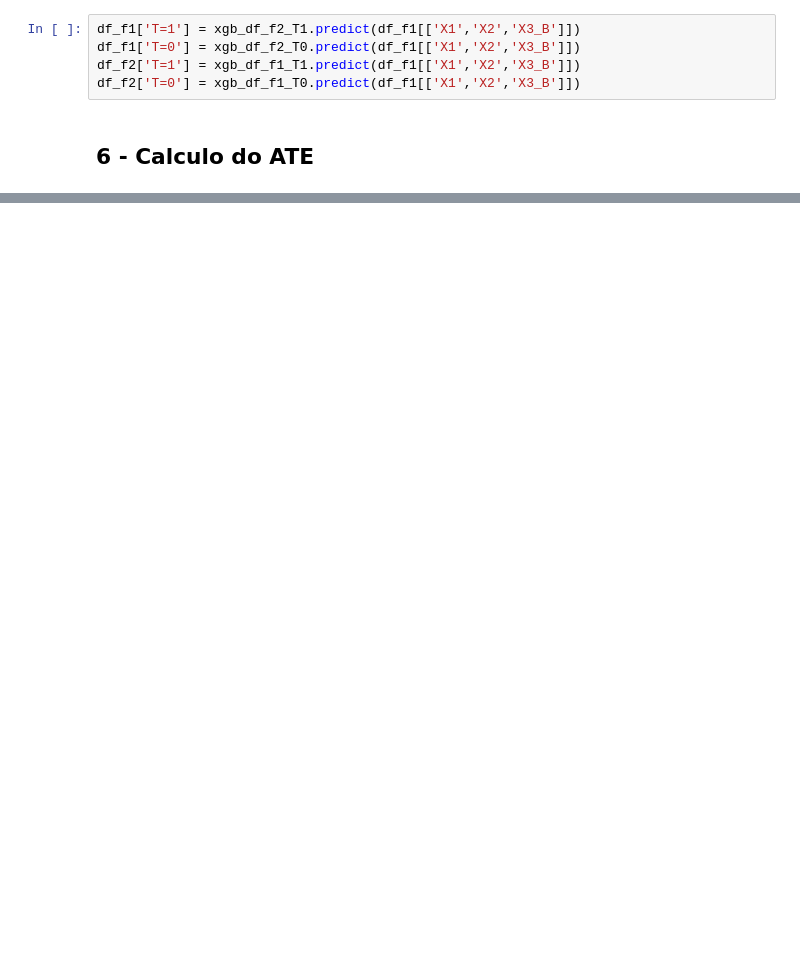
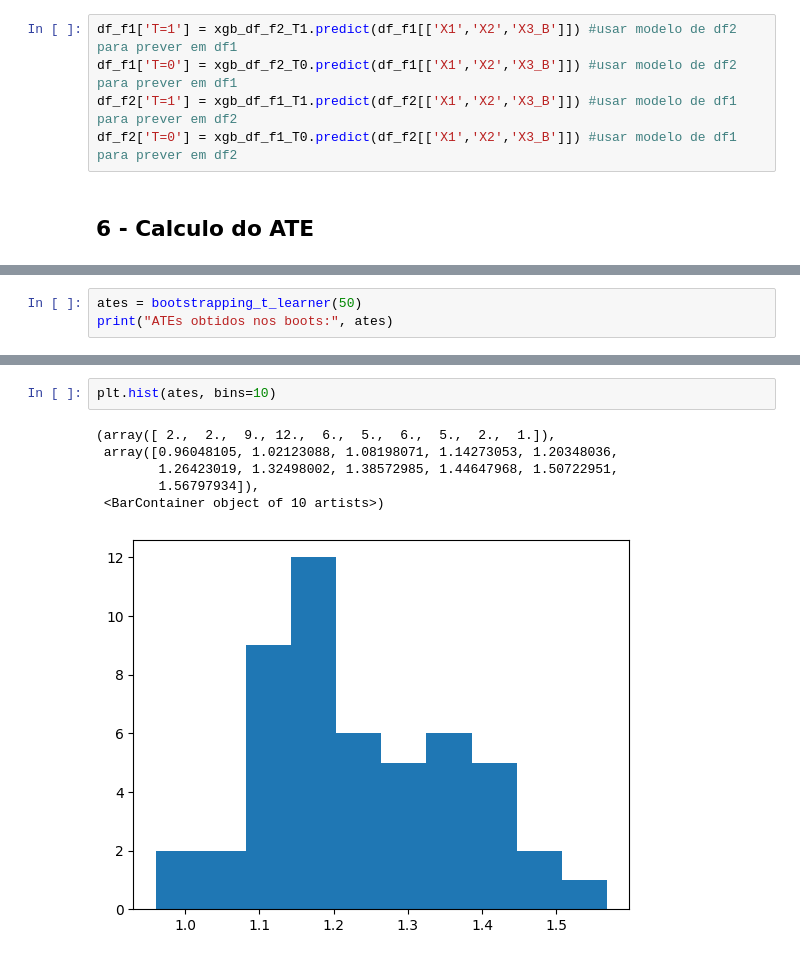
Before and after one commit to GCabral95/Causality, a Jupyter notebook: T-Learner.ipynb, the cells around one changed output, grey strips where cells are left out. Cells and saved outputs as stored; diff of their text form; blank space fills up the shorter version.

```diff
--- a/T-Learner.ipynb
+++ b/T-Learner.ipynb
@@ -432,10 +434,10 @@ print(r2_score(df_f2_T0_Y_test, xgb_df_f2_T0.predict(df_f2_T0_X_test))) #
 # %% [markdown]
 ## 5.6 - Predição de T = 0 e T = 1 em ambas bases
 # %%
-df_f1['T=1'] = xgb_df_f2_T1.predict(df_f1[['X1','X2','X3_B']])
-df_f1['T=0'] = xgb_df_f2_T0.predict(df_f1[['X1','X2','X3_B']])
-df_f2['T=1'] = xgb_df_f1_T1.predict(df_f1[['X1','X2','X3_B']])
-df_f2['T=0'] = xgb_df_f1_T0.predict(df_f1[['X1','X2','X3_B']])
+df_f1['T=1'] = xgb_df_f2_T1.predict(df_f1[['X1','X2','X3_B']]) #usar modelo de df2 para prever em df1
+df_f1['T=0'] = xgb_df_f2_T0.predict(df_f1[['X1','X2','X3_B']]) #usar modelo de df2 para prever em df1
+df_f2['T=1'] = xgb_df_f1_T1.predict(df_f2[['X1','X2','X3_B']]) #usar modelo de df1 para prever em df2
+df_f2['T=0'] = xgb_df_f1_T0.predict(df_f2[['X1','X2','X3_B']]) #usar modelo de df1 para prever em df2
 # %% [markdown]
 ## 6 - Calculo do ATE
 # %%
@@ -447,0 +541,3 @@ print(ATE_FINAL)
+# %%
+ates = bootstrapping_t_learner(50)
+print("ATEs obtidos nos boots:", ates)
@@ -447,0 +562,9 @@ print(ATE_FINAL)
+# %%
+plt.hist(ates, bins=10)
+# %% [output]
+(array([ 2.,  2.,  9., 12.,  6.,  5.,  6.,  5.,  2.,  1.]),
+ array([0.96048105, 1.02123088, 1.08198071, 1.14273053, 1.20348036,
+        1.26423019, 1.32498002, 1.38572985, 1.44647968, 1.50722951,
+        1.56797934]),
+ <BarContainer object of 10 artists>)
+[figure, added]
```
Also changed, not shown: parts of 10 cells of this notebook.
